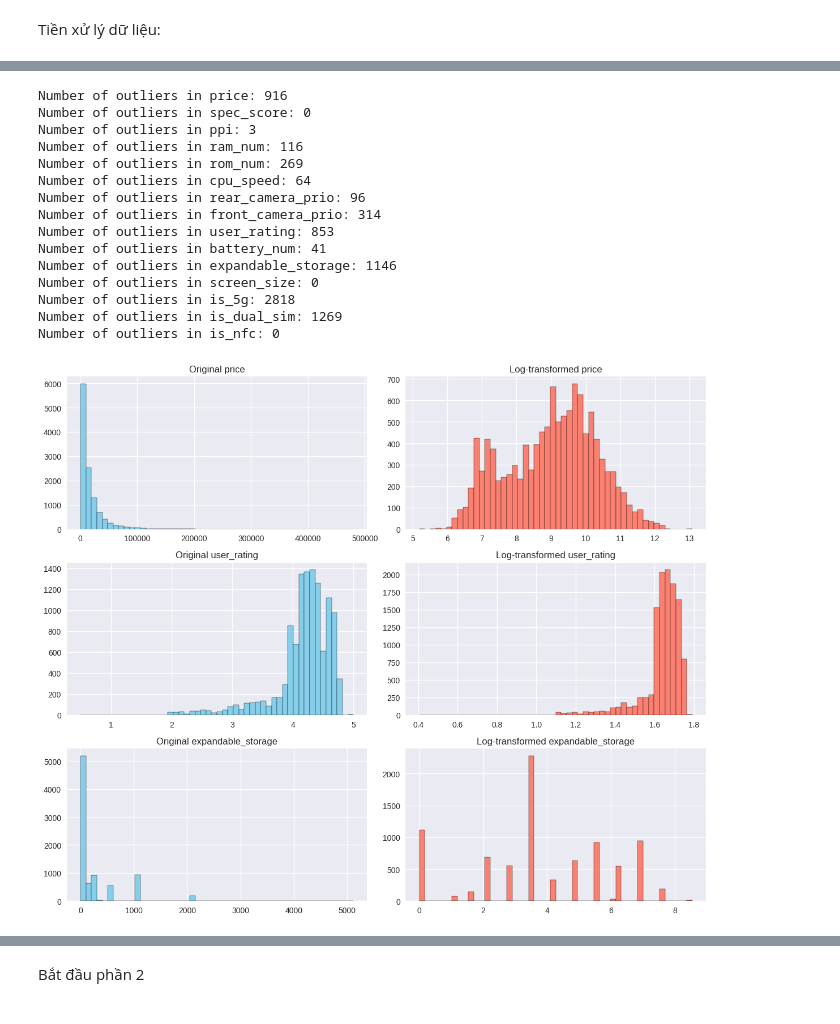
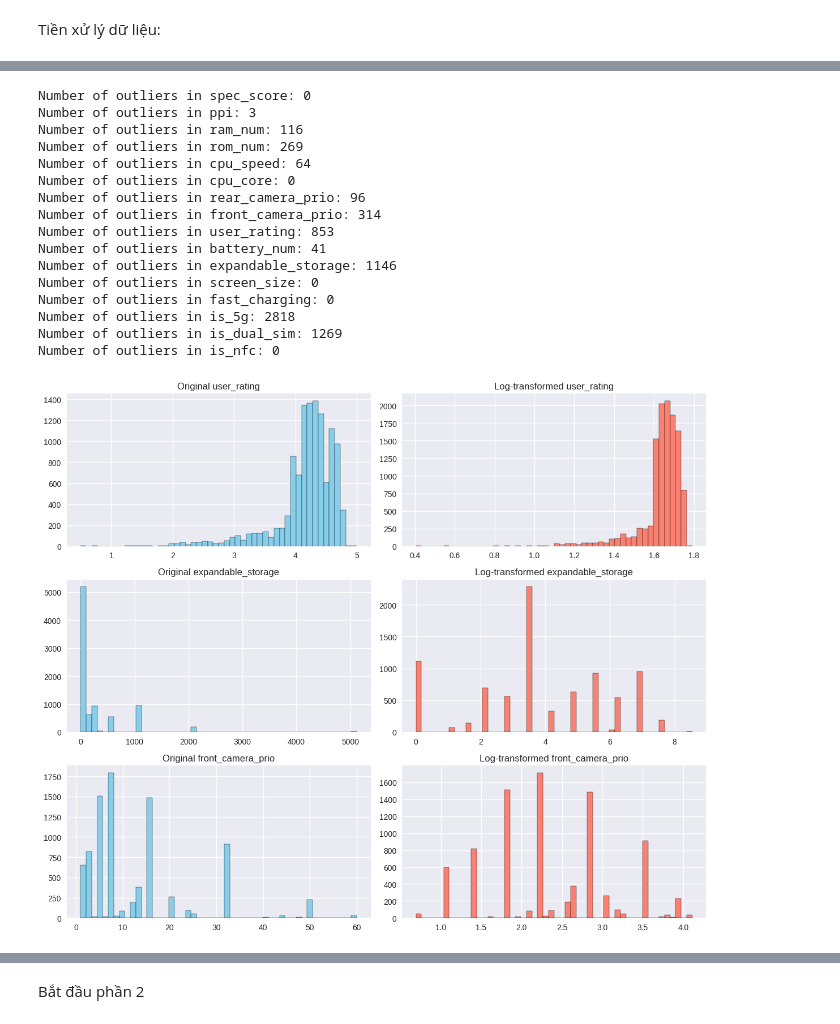
Before and after one commit to TianAn2411/HCMUT_ML_Assignment, a Jupyter notebook: notebooks/Assignment1_CEML2.ipynb, the cells around one changed output, grey strips where cells are left out. Cells and saved outputs as stored; diff of their text form; code cells hidden in the pictures.

```diff
--- a/notebooks/Assignment1_CEML2.ipynb
+++ b/notebooks/Assignment1_CEML2.ipynb
@@ -531,8 +324,8 @@ is_dual_sim            0.000000
 is_nfc                 0.000000
 dtype: float64
 # %%
-num_feature = ['price', 'spec_score','ppi','ram_num','rom_num','cpu_speed','rear_camera_prio','front_camera_prio',
-               'user_rating', 'battery_num', 'expandable_storage', 'screen_size', 'is_5g', 'is_dual_sim', 'is_nfc']
+num_feature = ['spec_score','ppi','ram_num','rom_num','cpu_speed', 'cpu_core', 'rear_camera_prio','front_camera_prio',
+               'user_rating', 'battery_num', 'expandable_storage', 'screen_size', 'fast_charging', 'is_5g', 'is_dual_sim', 'is_nfc']
 def detect_outliers_iqr(series):
     Q1 = series.quantile(0.25)
     Q3 = series.quantile(0.75)
@@ -545,42 +338,43 @@ for col in num_feature:
     outliers = detect_outliers_iqr(raw_data[col])
     print(f"Number of outliers in {col}: {len(outliers)}")
 # %% [output]
-Number of outliers in price: 916
 Number of outliers in spec_score: 0
 Number of outliers in ppi: 3
 Number of outliers in ram_num: 116
 Number of outliers in rom_num: 269
 Number of outliers in cpu_speed: 64
+Number of outliers in cpu_core: 0
 Number of outliers in rear_camera_prio: 96
 Number of outliers in front_camera_prio: 314
 Number of outliers in user_rating: 853
 Number of outliers in battery_num: 41
 Number of outliers in expandable_storage: 1146
 Number of outliers in screen_size: 0
+Number of outliers in fast_charging: 0
 Number of outliers in is_5g: 2818
 Number of outliers in is_dual_sim: 1269
 Number of outliers in is_nfc: 0
 # %%
 df_log = raw_data.copy()
 
 # Log transform 3 biến nhiều outlier
-for col in ['price', 'user_rating', 'expandable_storage']:
+for col in ['user_rating', 'expandable_storage', 'front_camera_prio', 'rom_num', 'ram_num']:
     df_log[col + '_log'] = np.log1p(raw_data[col])  # log(1+x) để tránh log(0)
 
 # Vẽ so sánh
 fig, axes = plt.subplots(3, 2, figsize=(12, 10))
 
-for i, col in enumerate(['price', 'user_rating', 'expandable_storage']):
+for i, col in enumerate(['user_rating', 'expandable_storage', 'front_camera_prio']):
     # Histogram gốc
     axes[i,0].hist(raw_data[col].dropna(), bins=50, color='skyblue', edgecolor='black')
     axes[i,0].set_title(f"Original {col}")
 
     # Histogram log
     axes[i,1].hist(df_log[col + '_log'].dropna(), bins=50, color='salmon', edgecolor='black')
     axes[i,1].set_title(f"Log-transformed {col}")
 
 plt.tight_layout()
 plt.show()
 # %% [output]
-[figure, old version]
+[figure, new version]
 # %%
```
Also changed, not shown: parts of 9 cells of this notebook.
